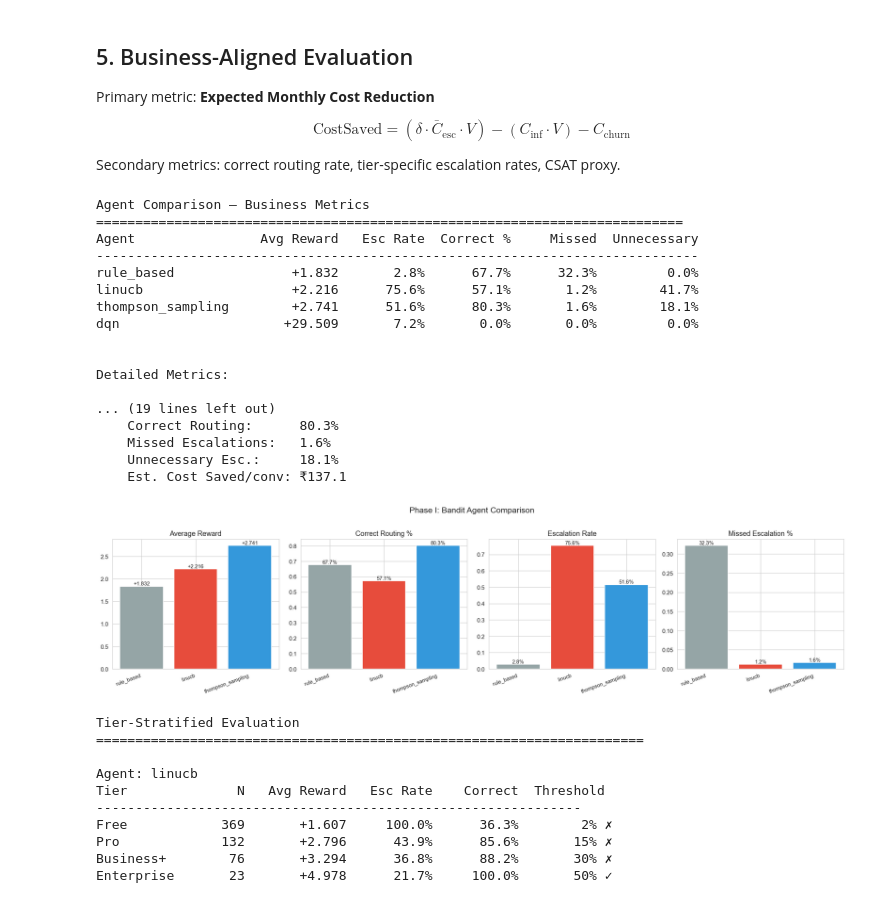
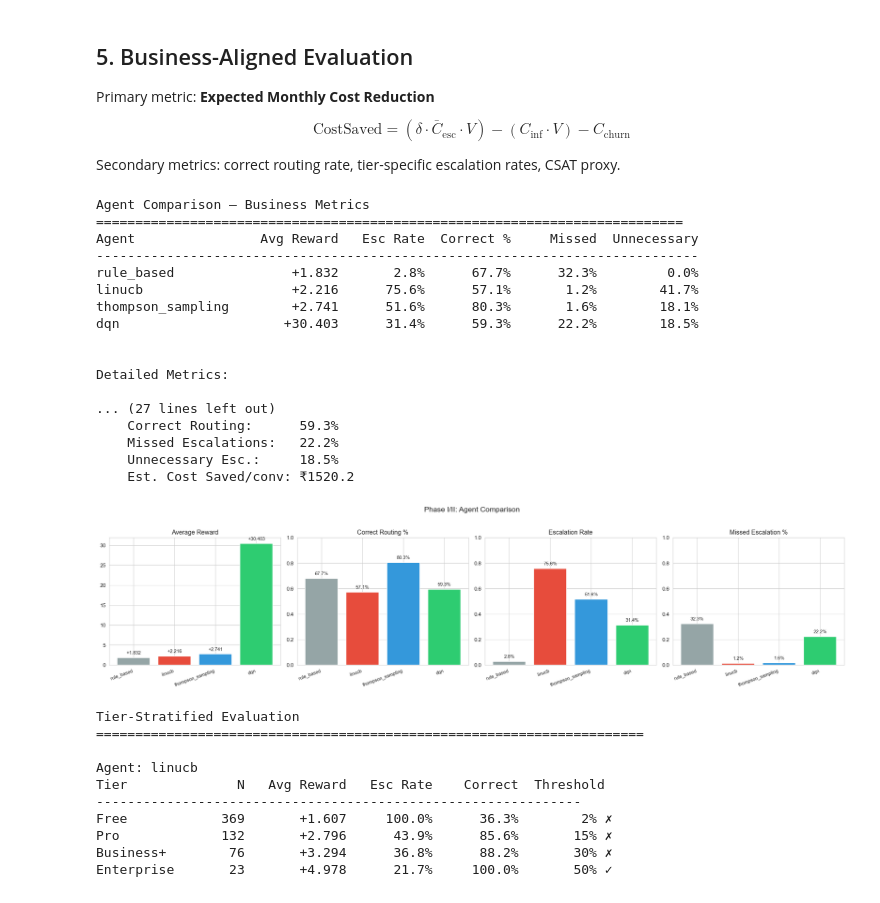
Before and after one commit to asp616848/AdaptiveBandit--Contextual-Bandits-for-Real-Time-Decision-Support-in-Customer-Service, a Jupyter notebook: CustomerSupportBandit/main_experiment.ipynb, the cells around one changed output. Saved outputs shown, nothing was run; the diff lists cells and outputs as text; code cells hidden in the pictures.

```diff
--- a/CustomerSupportBandit/main_experiment.ipynb
+++ b/CustomerSupportBandit/main_experiment.ipynb
@@ -412,12 +412,14 @@ $$\text{CostSaved} = (\delta \cdot \bar{C}_{\text{esc}} \cdot V) - (C_{\text{inf
 
 Secondary metrics: correct routing rate, tier-specific escalation rates, CSAT proxy.
 # %%
-
 # ─── Force reload fixed metrics module, then compare ───
 import importlib
 import evaluation.metrics as _em
 importlib.reload(_em)
 from evaluation.metrics import compute_business_metrics, generate_comparison_table
+
+def fmt_pct(v):
+    return "N/A" if pd.isna(v) else f"{v:.1%}"
 
 print("Agent Comparison — Business Metrics")
 print("=" * 75)
@@ -425,14 +427,16 @@ print(generate_comparison_table(bandit_results))
 
 # Detailed metrics per agent
 print("\n\nDetailed Metrics:")
-for name in ['rule_based', 'linucb', 'thompson_sampling']:
+for name in ['rule_based', 'linucb', 'thompson_sampling', 'dqn']:
+    if name not in bandit_results:
+        continue
     metrics = compute_business_metrics(bandit_results[name])
     print(f"\n  {name}:")
     print(f"    Avg Reward:           {metrics['avg_reward']:+.4f}")
-    print(f"    Escalation Rate:      {metrics['escalation_rate']:.1%}")
-    print(f"    Correct Routing:      {metrics['correct_routing_rate']:.1%}")
-    print(f"    Missed Escalations:   {metrics['missed_escalation_rate']:.1%}")
-    print(f"    Unnecessary Esc.:     {metrics['unnecessary_escalation_rate']:.1%}")
+    print(f"    Escalation Rate:      {fmt_pct(metrics['escalation_rate'])}")
+    print(f"    Correct Routing:      {fmt_pct(metrics['correct_routing_rate'])}")
+    print(f"    Missed Escalations:   {fmt_pct(metrics['missed_escalation_rate'])}")
+    print(f"    Unnecessary Esc.:     {fmt_pct(metrics['unnecessary_escalation_rate'])}")
     print(f"    Est. Cost Saved/conv: ₹{metrics['estimated_cost_savings_per_conv']:.1f}")
 # %% [output]
 Agent Comparison — Business Metrics
@@ -442,41 +446,55 @@ Agent                Avg Reward   Esc Rate  Correct %     Missed  Unnecessary
 rule_based               +1.832       2.8%      67.7%      32.3%         0.0%
 linucb                   +2.216      75.6%      57.1%       1.2%        41.7%
 thompson_sampling        +2.741      51.6%      80.3%       1.6%        18.1%
-dqn                     +29.509       7.2%       0.0%       0.0%         0.0%
+dqn                     +30.403      31.4%      59.3%      22.2%        18.5%
 
 
 Detailed Metrics:
 
-... (19 lines left out)
-    Correct Routing:      80.3%
-    Missed Escalations:   1.6%
-    Unnecessary Esc.:     18.1%
-    Est. Cost Saved/conv: ₹137.1
+... (27 lines left out)
+    Correct Routing:      59.3%
+    Missed Escalations:   22.2%
+    Unnecessary Esc.:     18.5%
+    Est. Cost Saved/conv: ₹1520.2
 # %%
 # ─── Agent Comparison Bar Charts ───
-agents = ['rule_based', 'linucb', 'thompson_sampling']
+agents = [a for a in ['rule_based', 'linucb', 'thompson_sampling', 'dqn'] if a in bandit_results]
 metrics_list = [compute_business_metrics(bandit_results[a]) for a in agents]
 
-fig, axes = plt.subplots(1, 4, figsize=(18, 4.5))
+fig, axes = plt.subplots(1, 4, figsize=(20, 4.8))
 
 metric_keys = ['avg_reward', 'correct_routing_rate', 'escalation_rate', 'missed_escalation_rate']
 metric_labels = ['Average Reward', 'Correct Routing %', 'Escalation Rate', 'Missed Escalation %']
 
 for ax, key, label in zip(axes, metric_keys, metric_labels):
     values = [m[key] for m in metrics_list]
-    bars = ax.bar(agents, values, color=[COLORS.get(a, 'gray') for a in agents])
+    plot_values = [0 if pd.isna(v) else v for v in values]
+    bars = ax.bar(agents, plot_values, color=[COLORS.get(a, 'gray') for a in agents])
     ax.set_title(label)
     ax.set_xticklabels(agents, rotation=20, ha='right', fontsize=9)
+
+    # Improve readability for percentage metrics
+    if 'reward' not in key.lower():
+        ax.set_ylim(0, max(1.0, max(plot_values) * 1.15 if plot_values else 1.0))
+
     for bar, val in zip(bars, values):
-        fmt = f'{val:+.3f}' if 'reward' in key.lower() else f'{val:.1%}'
-        ax.text(bar.get_x() + bar.get_width()/2, bar.get_height(),
-                fmt, ha='center', va='bottom', fontsize=9)
+        if pd.isna(val):
+            txt = 'N/A'
+        else:
+            txt = f'{val:+.3f}' if 'reward' in key.lower() else f'{val:.1%}'
 
-plt.suptitle('Phase I: Bandit Agent Comparison', fontsize=14, y=1.02)
+        y = bar.get_height()
+        offset = 0.02 if 'reward' not in key.lower() else (0.02 * max(1.0, max(abs(v) for v in plot_values)))
+        if y >= 0:
+            ax.text(bar.get_x() + bar.get_width()/2, y + offset, txt, ha='center', va='bottom', fontsize=9)
+        else:
+            ax.text(bar.get_x() + bar.get_width()/2, y - offset, txt, ha='center', va='top', fontsize=9)
+
+plt.suptitle('Phase I/II: Agent Comparison', fontsize=14, y=1.03)
 plt.tight_layout()
 plt.show()
 # %% [output]
-[figure, old version]
+[figure, new version]
 # %%
 # ─── Tier-Stratified Evaluation ───
 print("Tier-Stratified Evaluation")
```
Also changed, not shown: parts of 5 cells of this notebook, 3 other files.
